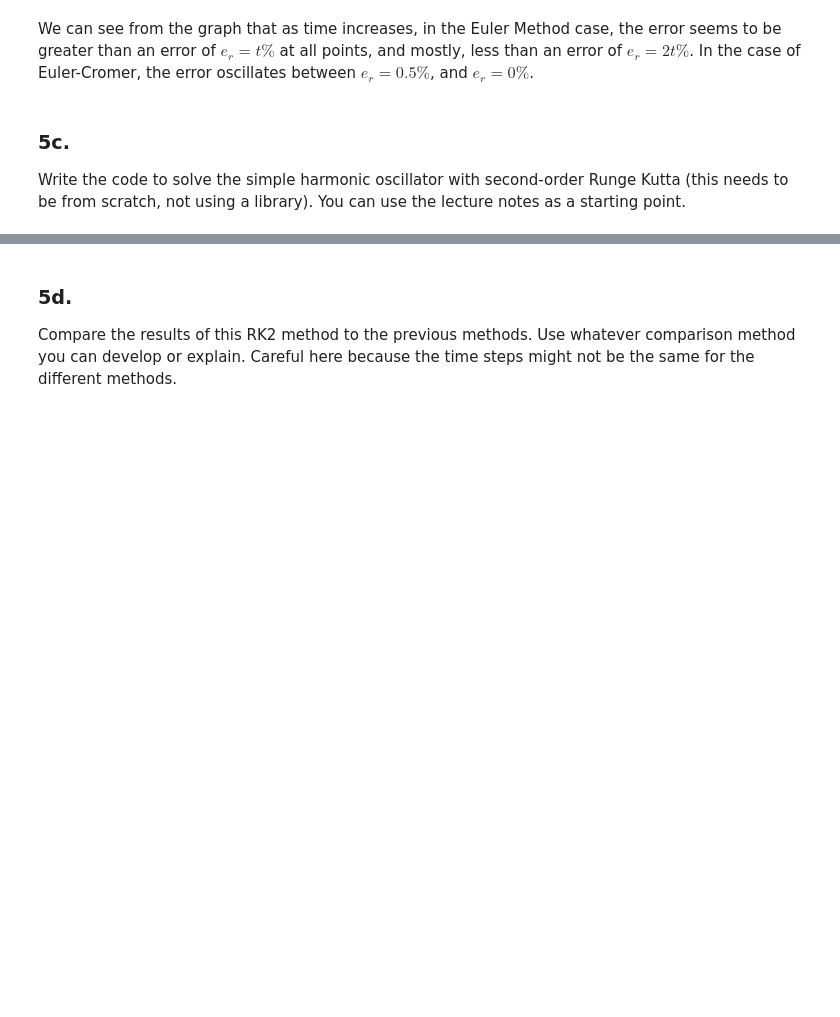
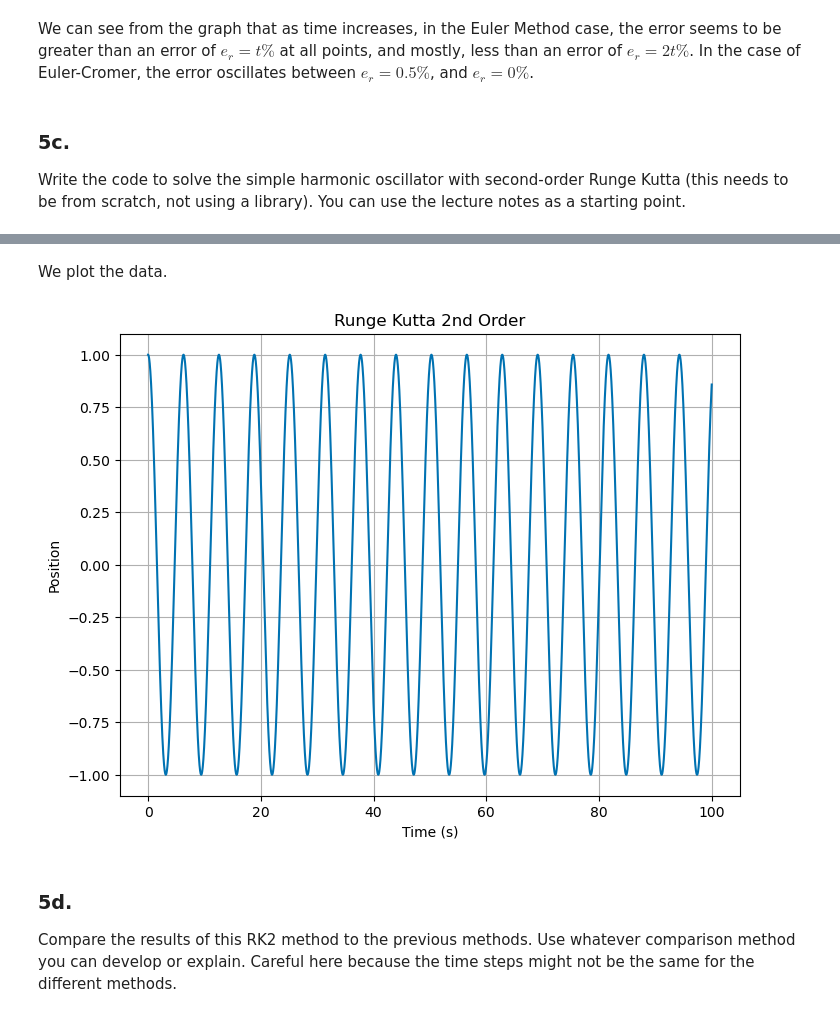
Before and after one commit to BruhddyTheThird/ProfCPisGoatedLib, a Jupyter notebook: HW V.ipynb, the cells around one changed output, grey strips where cells are left out. Drawn from its saved outputs; the diff is of its cells as text; code cells hidden in the pictures; blank space fills up the shorter version.

```diff
--- a/HW V.ipynb
+++ b/HW V.ipynb
@@ -432,0 +444,30 @@ Write the code to solve the simple harmonic oscillator with second-order Runge K
+# %%
+omega = 1  # Angular frequency
+x0 = 1  # Initial position
+v0 = 0  # Initial velocity
+t0 = 0  # Start time
+tf = 100  # End time
+N = 10000  # Number of time steps
+dt = (tf-t0)/N  # Time step
+ #restatement of original variables.
+
+def RungeKutta2(omega, x0, v0, t0, tf, dt):
+    t = np.arange(t0, tf, dt)
+    x = np.zeros(t.shape)
+    v = np.zeros(t.shape)
+    x[0], v[0] = x0, v0
+
+    for i in range(1,len(t)):
+        k_1x = v[i-1]*dt
+        k_1v = -1 * omega**2 * x[i-1] * dt
+
+        k_2x = (v[i-1] + k_1v) * dt
+        k_2v = -1 * omega**2 * (x[i-1] + k_1x) * dt
+
+        x[i] = x[i-1] + 0.5 * (k_1x + k_2x) #avg it
+        v[i] = v[i-1] + 0.5 * (k_1v + k_2v) #avg it
+    return t, x, v
+# %%
+t, x, v = RungeKutta2(omega, x0, v0, t0, tf, dt)
+r_k2df = pd.DataFrame({'t': t, 'x': x, 'v': v})
+r_k2df.head()
@@ -433,3 +481,15 @@ Write the code to solve the simple harmonic oscillator with second-order Runge K
+# %% [markdown]
+We plot the data.
+# %%
+fig, ax = plt.subplots(1,1,figsize=(8,6))
+ax.plot(r_k2df['t'],r_k2df['x'])
+ax.set_title("Runge Kutta 2nd Order")
+ax.set_xlabel("Time (s)")
+ax.set_ylabel("Position")
+ax.grid()
+plt.show()
+# %% [output]
+[figure, added]
 # %% [markdown]
 ### 5d.
 Compare the results of this RK2 method to the previous methods. Use whatever comparison method you can develop or explain. Careful here because the time steps might not be the same for the different methods.
```
Also changed, not shown: parts of 2 cells of this notebook.
